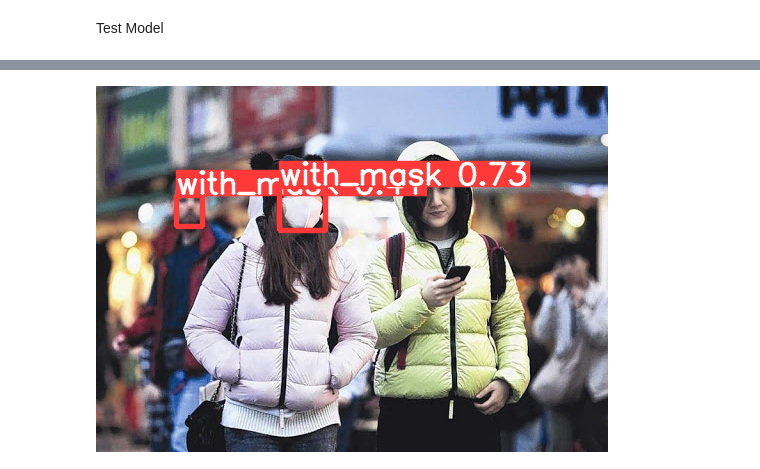
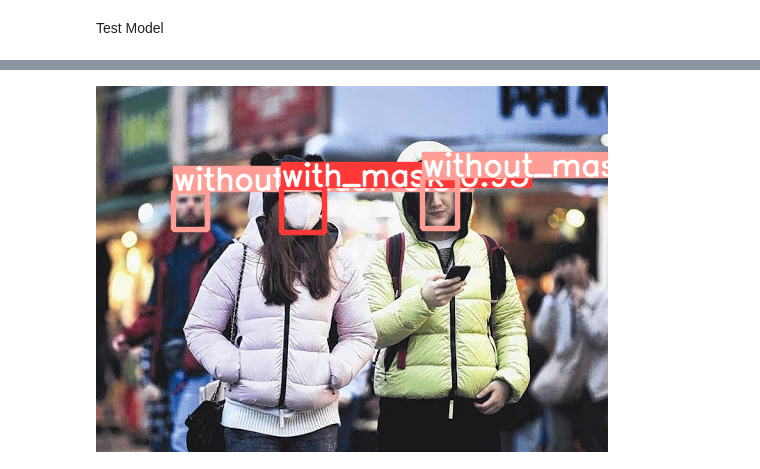
Before and after one commit to Cabir40/Mask-Detection-Yolov5, a Jupyter notebook: ultralytics/ultralytics_yolo5.ipynb, the cells around one changed output, grey strips where cells are left out. Saved outputs shown, nothing was run; the diff lists cells and outputs as text; code cells hidden in the pictures.

```diff
--- a/ultralytics/ultralytics_yolo5.ipynb
+++ b/ultralytics/ultralytics_yolo5.ipynb
@@ -87,6 +101,6 @@ Results saved to runs/detect/expTestImage3
 # %%
 
-Image("runs/detect/expTestImage3/maksssksksss0.png")
+Image("runs/detect/expTestImage/maksssksksss0.png")
 # %% [output]
-[figure, old version]
+[figure, new version]
 # %%
```
Also changed, not shown: parts of 7 cells of this notebook.
